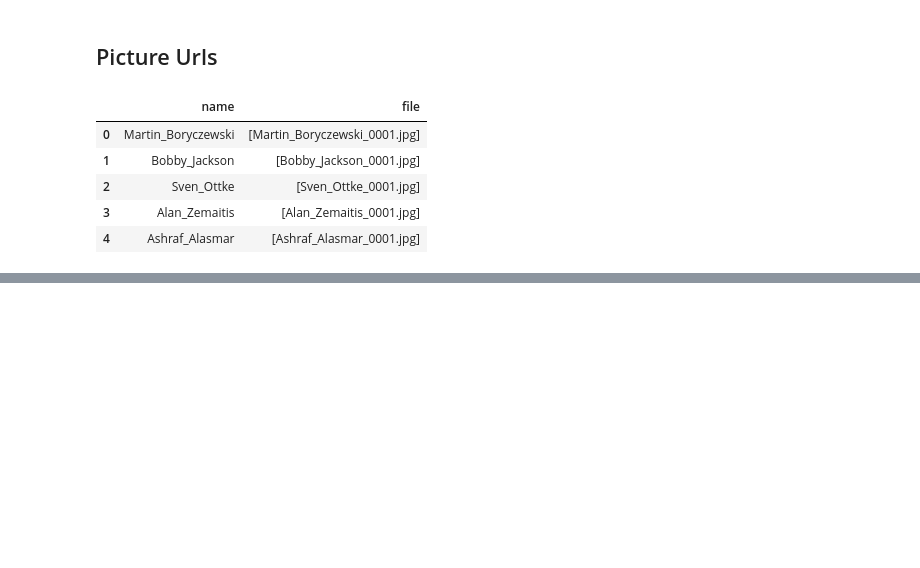
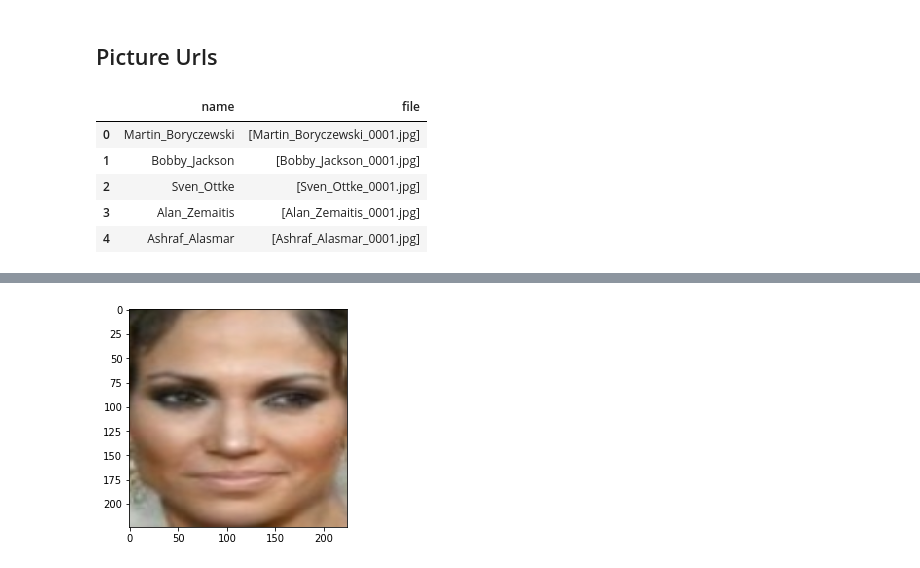
Before and after one commit to TeleMidia/face_clustering, a Jupyter notebook: feature-extraction.ipynb, the cells around one changed output, grey strips where cells are left out. Cells and saved outputs as stored; diff of their text form; code cells hidden in the pictures; blank space fills up the shorter version.

Commit message:
extracting face

```diff
--- a/feature-extraction.ipynb
+++ b/feature-extraction.ipynb
@@ -50,0 +65,15 @@ pictures
+# %%
+def extract_face(filename, required_size=(224, 224)):
+
+    pixels = cv2.imread(filename)
+    pixels_rgb = cv2.cvtColor(pixels, cv2.COLOR_BGR2RGB)
+    detector = MTCNN()
+    results = detector.detect_faces(pixels_rgb)
+
+    x1, y1, width, height = results[0]['box']
+    x2, y2 = x1 + width, y1 + height
+    face = pixels_rgb[y1:y2, x1:x2]
+
+    face_rsz = cv2.resize(face, required_size)
+
+    return face_rsz
@@ -50,0 +84,7 @@ pictures
+# %%
+face =  extract_face(testfile)
+# %%
+plt.imshow(face)
+plt.show()
+# %% [output]
+[figure, added]
```
Also changed, not shown: parts of 11 cells of this notebook, 1 other file.
